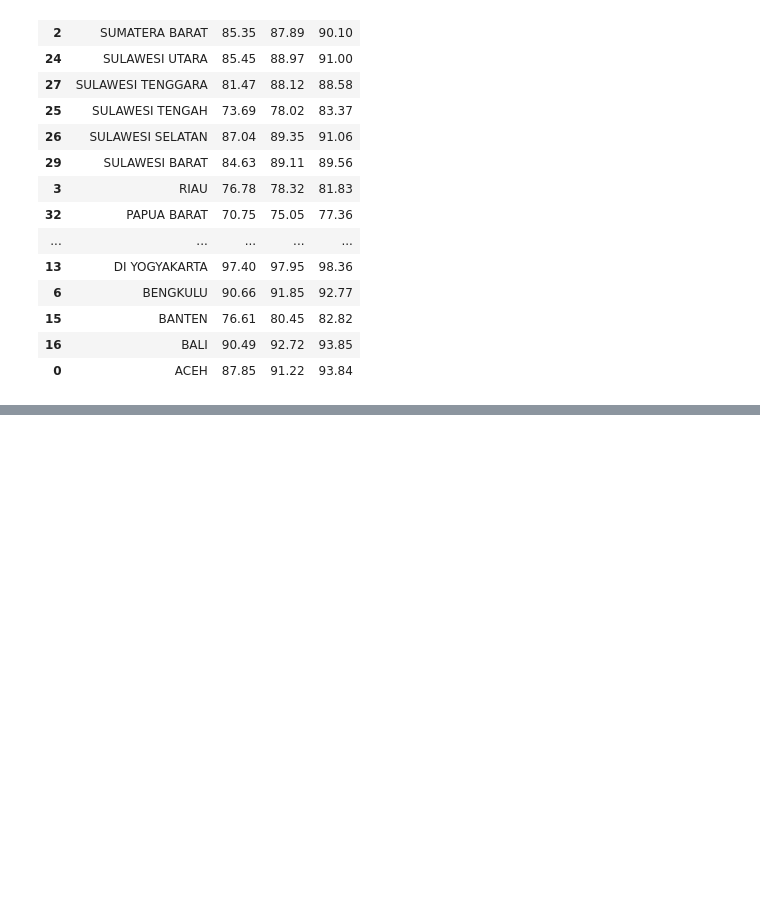
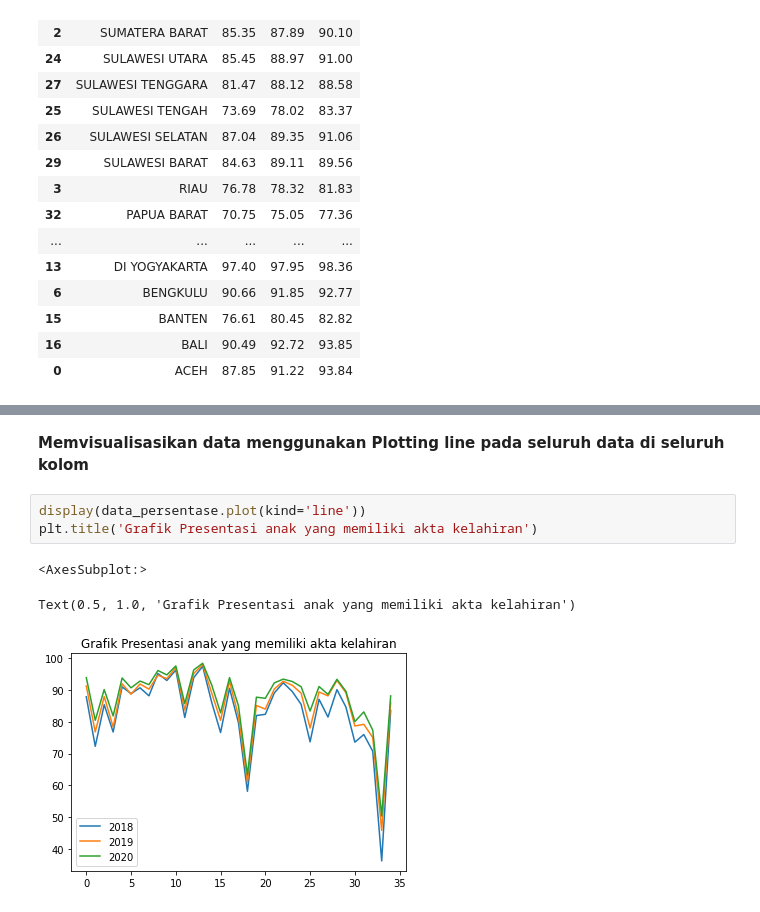
Before and after one commit to Kamaludin08/Project-Python, a Jupyter notebook: Project.ipynb, the cells around one changed output, grey strips where cells are left out. Saved outputs shown, nothing was run; the diff lists cells and outputs as text; blank space fills up the shorter version.

```diff
--- a/Project.ipynb
+++ b/Project.ipynb
@@ -131,0 +230,9 @@ display(data_persentase.sort_values(by = 'Provinsi', ascending = 0))
+# %% [markdown]
+<b>Memvisualisasikan data menggunakan Plotting line pada seluruh data di seluruh kolom<b>
+# %%
+display(data_persentase.plot(kind='line'))
+plt.title('Grafik Presentasi anak yang memiliki akta kelahiran')
+# %% [output]
+<AxesSubplot:>
+Text(0.5, 1.0, 'Grafik Presentasi anak yang memiliki akta kelahiran')
+[figure, added]
```
Also changed, not shown: parts of 28 cells of this notebook.
